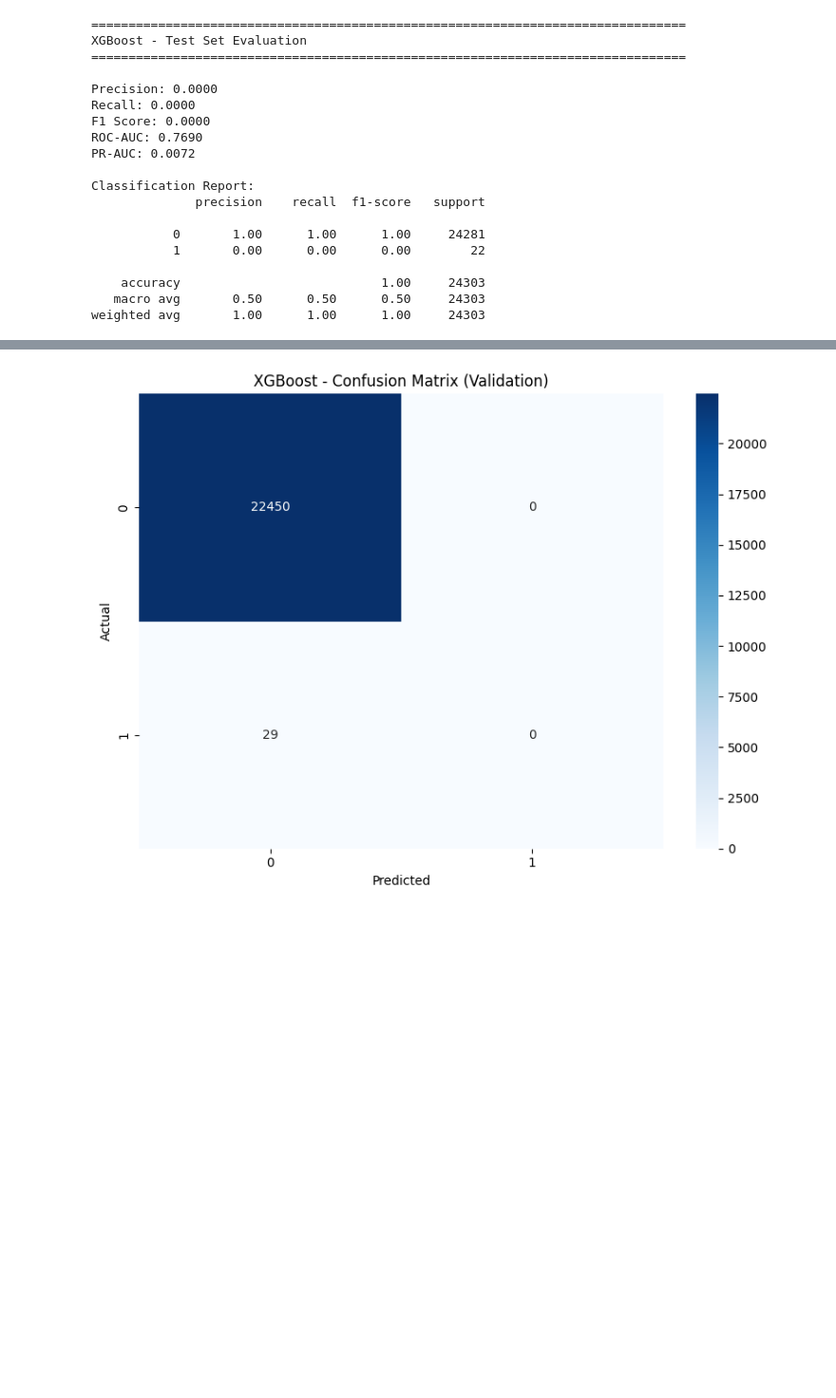
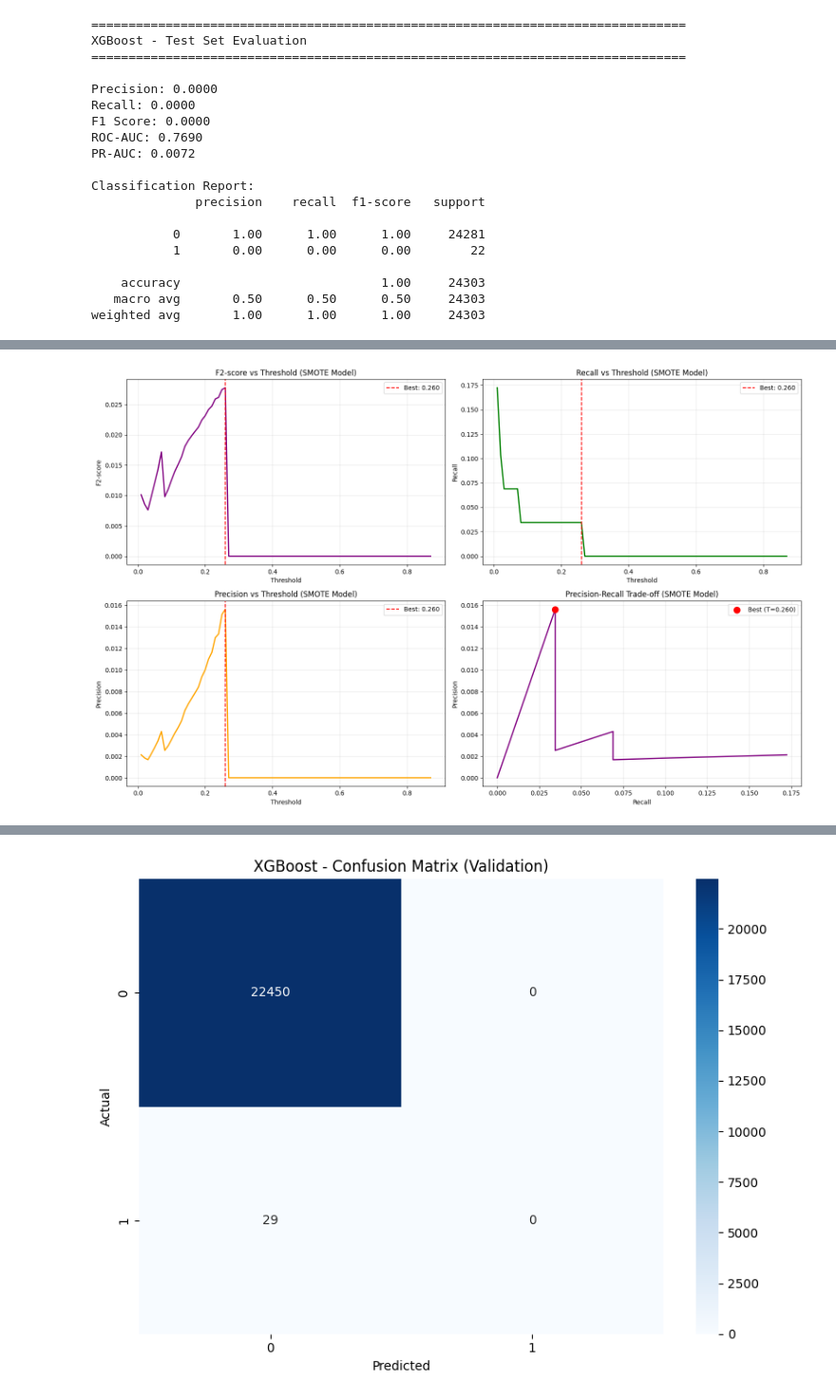
Before and after one commit to 1935138/shinhan_202510, a Jupyter notebook: notebooks/04_model_training.ipynb, the cells around one changed output, grey strips where cells are left out. Shown at 95% size. Saved outputs shown, nothing was run; the diff lists cells and outputs as text; code cells hidden in the pictures; blank space fills up the shorter version.

```diff
--- a/notebooks/04_model_training.ipynb
+++ b/notebooks/04_model_training.ipynb
@@ -412,0 +842,19 @@ weighted avg       1.00      1.00      1.00     24303
+# %%
+# Predict probabilities with SMOTE model
+y_val_pred_proba_smote = xgb_smote.predict_proba(X_val_smote)[:, 1]
+y_test_pred_proba_smote = xgb_smote.predict_proba(X_test_smote)[:, 1]
+
+print("Prediction probability distribution (SMOTE model):")
+print(f"Val  - Min: {y_val_pred_proba_smote.min():.4f}, Max: {y_val_pred_proba_smote.max():.4f}, Mean: {y_val_pred_proba_smote.mean():.4f}")
+print(f"Test - Min: {y_test_pred_proba_smote.min():.4f}, Max: {y_test_pred_proba_smote.max():.4f}, Mean: {y_test_pred_proba_smote.mean():.4f}")
+
+print("\nComparison with previous model:")
+print(f"Previous (no SMOTE) - Val Mean: {y_val_pred_proba_recall.mean():.4f}, Test Mean: {y_test_pred_proba_recall.mean():.4f}")
+print(f"Current (SMOTE)     - Val Mean: {y_val_pred_proba_smote.mean():.4f}, Test Mean: {y_test_pred_proba_smote.mean():.4f}")
+
+# Check improvement
+val_improvement = (y_val_pred_proba_smote.mean() / y_val_pred_proba_recall.mean() - 1) * 100
+test_improvement = (y_test_pred_proba_smote.mean() / y_test_pred_proba_recall.mean() - 1) * 100
+print(f"\n📈 Probability improvement:")
+print(f"  Validation: {val_improvement:+.1f}%")
+print(f"  Test: {test_improvement:+.1f}%")
@@ -412,0 +920,45 @@ weighted avg       1.00      1.00      1.00     24303
+# %%
+# Visualize SMOTE model threshold optimization
+fig, axes = plt.subplots(2, 2, figsize=(16, 10))
+
+# Plot 1: F2-score vs Threshold
+axes[0, 0].plot(results_smote_df['threshold'], results_smote_df['f2_score'], linewidth=2, color='purple')
+axes[0, 0].axvline(best_threshold_smote, color='red', linestyle='--', label=f'Best: {best_threshold_smote:.3f}')
+axes[0, 0].set_xlabel('Threshold')
+axes[0, 0].set_ylabel('F2-score')
+axes[0, 0].set_title('F2-score vs Threshold (SMOTE Model)')
+axes[0, 0].legend()
+axes[0, 0].grid(True, alpha=0.3)
+
+# Plot 2: Recall vs Threshold
+axes[0, 1].plot(results_smote_df['threshold'], results_smote_df['recall'], linewidth=2, color='green')
+axes[0, 1].axvline(best_threshold_smote, color='red', linestyle='--', label=f'Best: {best_threshold_smote:.3f}')
+axes[0, 1].set_xlabel('Threshold')
+axes[0, 1].set_ylabel('Recall')
+axes[0, 1].set_title('Recall vs Threshold (SMOTE Model)')
+axes[0, 1].legend()
+axes[0, 1].grid(True, alpha=0.3)
+
+# Plot 3: Precision vs Threshold
+axes[1, 0].plot(results_smote_df['threshold'], results_smote_df['precision'], linewidth=2, color='orange')
+axes[1, 0].axvline(best_threshold_smote, color='red', linestyle='--', label=f'Best: {best_threshold_smote:.3f}')
+axes[1, 0].set_xlabel('Threshold')
+axes[1, 0].set_ylabel('Precision')
+axes[1, 0].set_title('Precision vs Threshold (SMOTE Model)')
+axes[1, 0].legend()
+axes[1, 0].grid(True, alpha=0.3)
+
+# Plot 4: Precision-Recall Trade-off
+axes[1, 1].plot(results_smote_df['recall'], results_smote_df['precision'], linewidth=2, color='purple')
+axes[1, 1].scatter([best_recall_smote], [best_precision_smote], color='red', s=100, zorder=5,
+                   label=f'Best (T={best_threshold_smote:.3f})')
+axes[1, 1].set_xlabel('Recall')
+axes[1, 1].set_ylabel('Precision')
+axes[1, 1].set_title('Precision-Recall Trade-off (SMOTE Model)')
+axes[1, 1].legend()
+axes[1, 1].grid(True, alpha=0.3)
+
+plt.tight_layout()
+plt.show()
+# %% [output]
+[figure, added]
```
Also changed, not shown: parts of 18 cells of this notebook, 2 other files.
